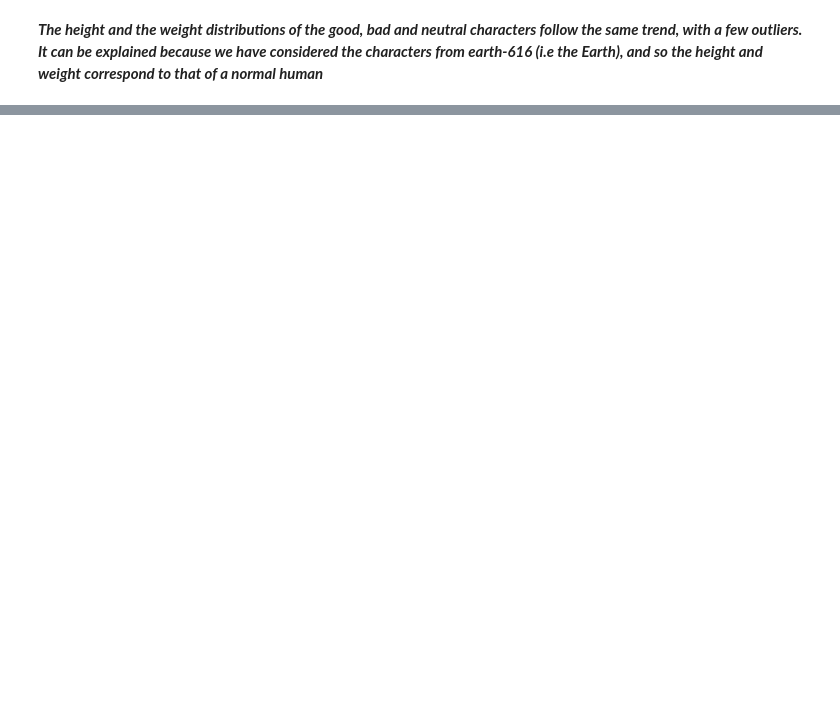
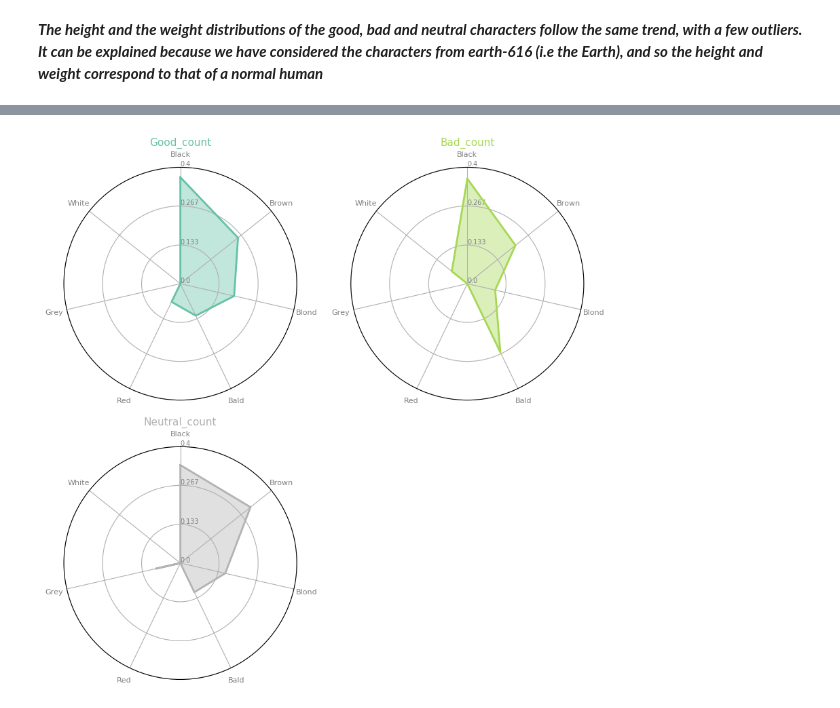
Before and after one commit to marvelous-comics/project_ADAELE, a Jupyter notebook: Marvellous Comics Notebook-Pilou.ipynb, the cells around one changed output, grey strips where cells are left out. Drawn from its saved outputs; the diff is of its cells as text; code cells hidden in the pictures; blank space fills up the shorter version.

```diff
--- a/Marvellous Comics Notebook-Pilou.ipynb
+++ b/Marvellous Comics Notebook-Pilou.ipynb
@@ -810,0 +730,5 @@ def top_10_characteristics (df, column_str):
+# %%
+hair = top_characteristics (marvel_pers_final, 'Hair', 5)
+make_spider(hair)
+# %% [output]
+[figure, added]
```
Also changed, not shown: parts of 19 cells of this notebook.
